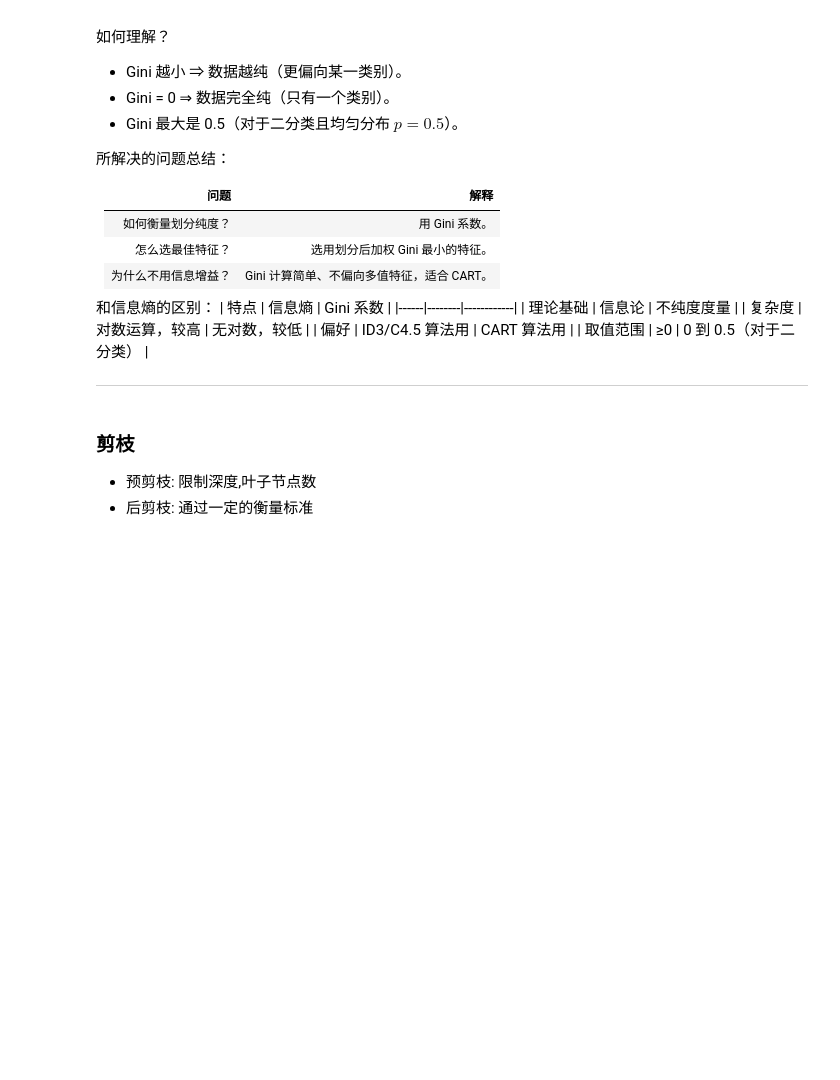
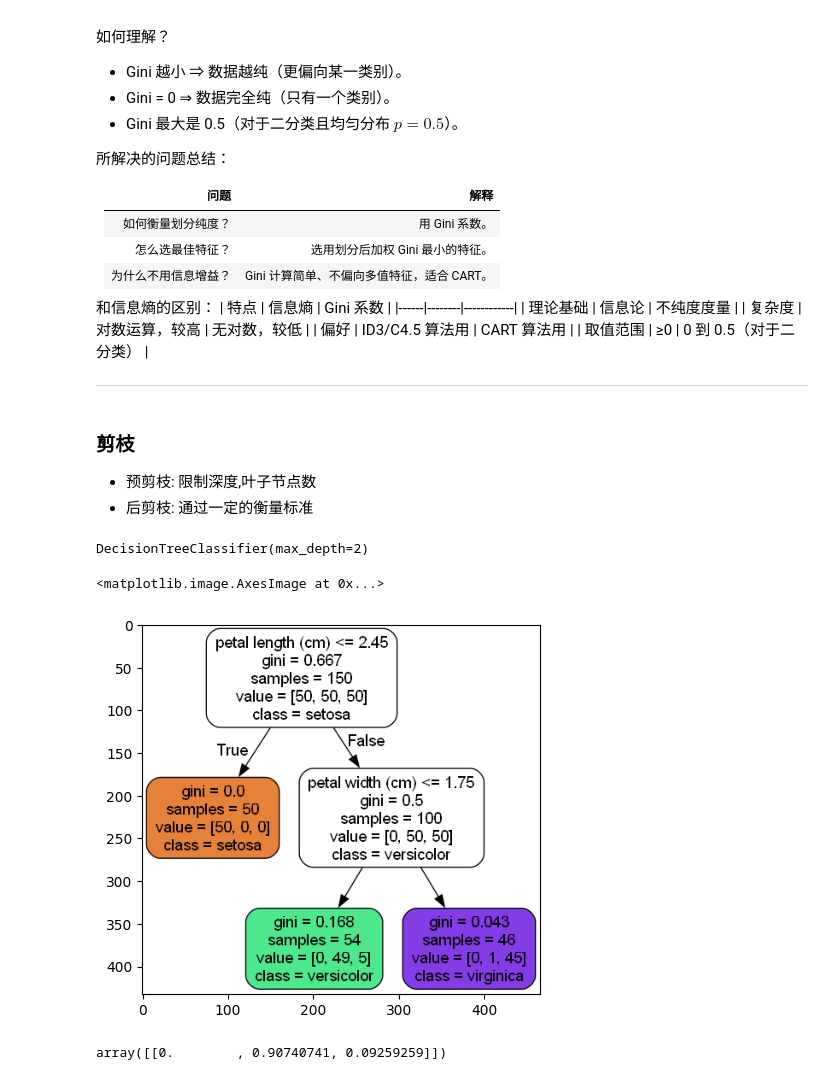
Before and after one commit to zwd1224/machine_learning_practice, a Jupyter notebook: 机器学习/决策树/decision_tree.ipynb, the cells around one changed output. Drawn from its saved outputs; the diff is of its cells as text; code cells hidden in the pictures; blank space fills up the shorter version.

```diff
--- a/机器学习/决策树/decision_tree.ipynb
+++ b/机器学习/决策树/decision_tree.ipynb
@@ -164,0 +171,12 @@ $$
+# %%
+from sklearn.datasets import load_iris
+from sklearn.tree import DecisionTreeClassifier
+
+iris = load_iris()
+X = iris.data[:,2:]
+y = iris.target
+
+tree_clf = DecisionTreeClassifier(max_depth=2)
+tree_clf.fit(X,y)
+# %% [output]
+DecisionTreeClassifier(max_depth=2)
@@ -164,0 +193,13 @@ $$
+# %%
+from matplotlib.image import  imread
+iris_tree_png = imread('iris_tree.png')
+plt.imshow(iris_tree_png)
+# %% [output]
+<matplotlib.image.AxesImage at 0x...>
+[figure, added]
+# %%
+# 概率预测
+pred = tree_clf.predict_proba([[5,1.5]])
+pred
+# %% [output]
+array([[0.        , 0.90740741, 0.09259259]])
```
Also changed, not shown: parts of 9 cells of this notebook, 4 other files.
